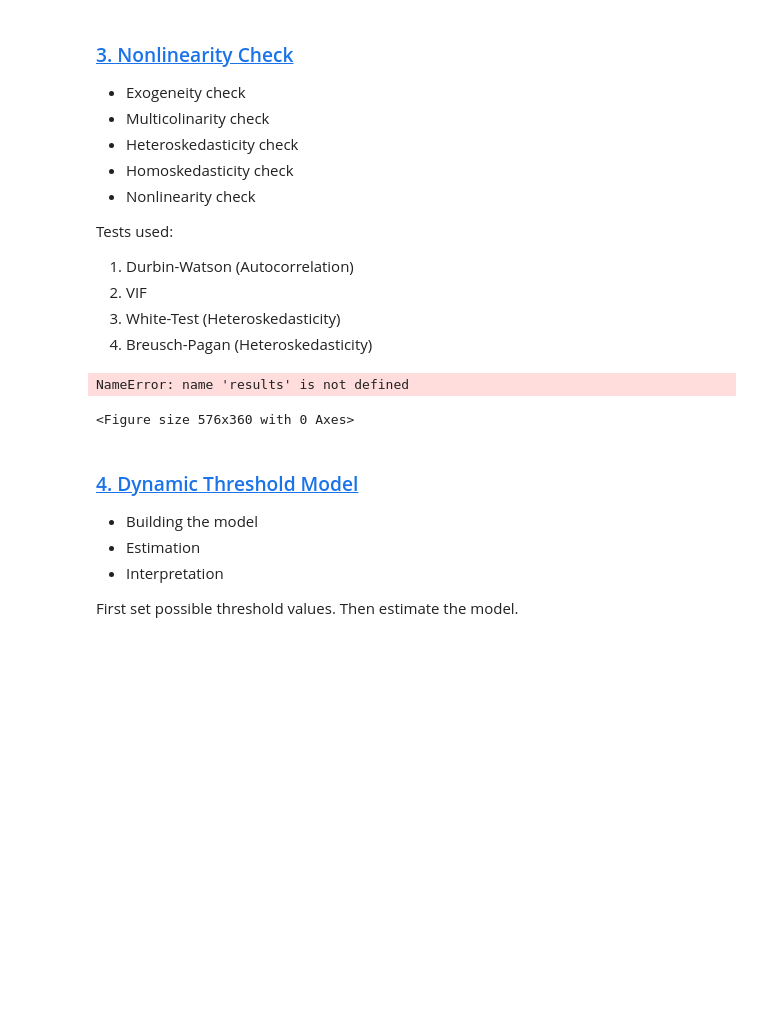
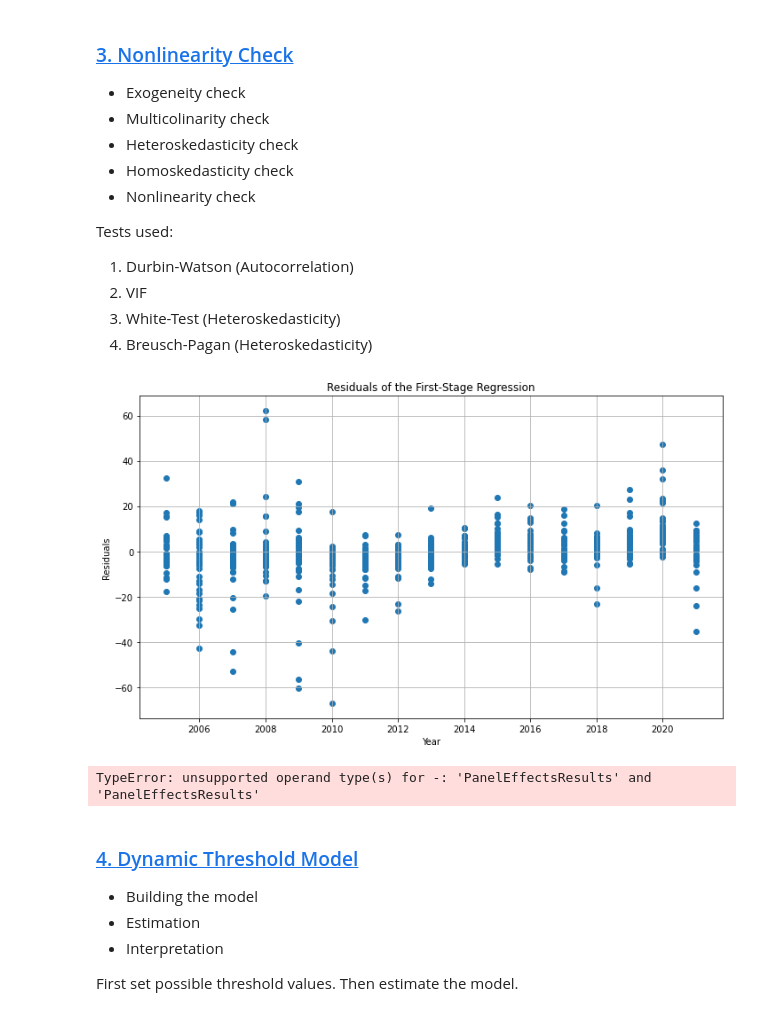
Before and after one commit to NumEconCopenhagen/Debt-and-Growth-New-Evidence-for-Low--and-Middle-Income-African-Countries, a Jupyter notebook: Valdemar.ipynb, the cells around one changed output. Saved outputs shown, nothing was run; the diff lists cells and outputs as text; code cells hidden in the pictures; blank space fills up the shorter version.

```diff
--- a/Valdemar.ipynb
+++ b/Valdemar.ipynb
@@ -230,15 +264,17 @@ Tests used:
 # %%
 import matplotlib.pyplot as plt
 
 # Fit your baseline linear model from the previous step (if you haven't already)
 # ...
 
-plt.figure(figsize=(8, 5))
-plt.scatter(results.fittedvalues, results.resid)
-plt.xlabel('Fitted Values')
+# plot the residuals
+plt.figure(figsize=(10, 6))
+plt.scatter(data.index.get_level_values(1), res.resids)
+plt.title('Residuals of the First-Stage Regression')
+plt.xlabel('Year')
 plt.ylabel('Residuals')
-plt.title('Residuals vs. Fitted Values')
+plt.grid(True)
+plt.tight_layout()
 plt.show()
 # %% [output]
-NameError: name 'results' is not defined
-<Figure size 576x360 with 0 Axes>
+[figure, added]
@@ -266,3 +281,20 @@ print(f"RESET Test p-value: {p_value}")
+# %%
+import statsmodels.formula.api as smf
+
+# Assuming your fitted model is in  'results'
+
+# Second-stage regression using 2SLS
+# We are regressing the endogenous variable on the instruments
+# We are also including the exogenous variables from the baseline model
+# We are using the predicted values from the first-stage regression as the endogenous variable
+# We are clustering standard errors at the entity level
+mod_2sls = PanelOLS(data['GDP per capita growth (annual %)'], sm.add_constant(res), entity_effects=True)
+res_2sls = mod_2sls.fit(cov_type='clustered', cluster_entity=True)
+
+# Display the results of the second-stage regression
+res_2sls.summary
+# %% [output]
+TypeError: unsupported operand type(s) for -: 'PanelEffectsResults' and 'PanelEffectsResults'
 # %% [markdown]
 ### <a id='toc1_1_4_'></a>[4. Dynamic Threshold Model](#toc0_)
 - Building the model
```
Also changed, not shown: parts of 2 cells of this notebook.
